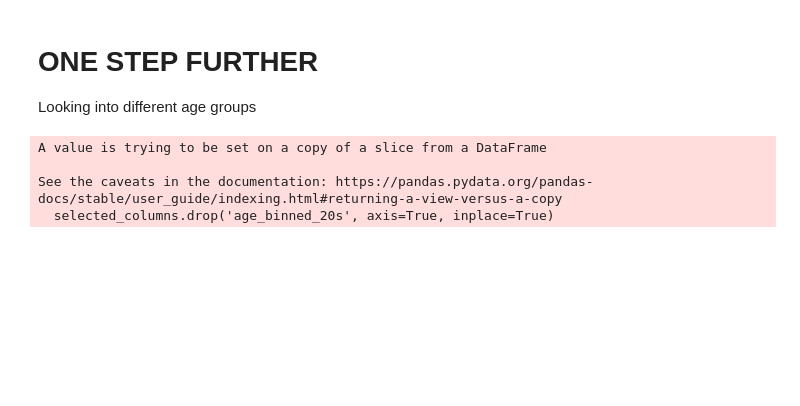
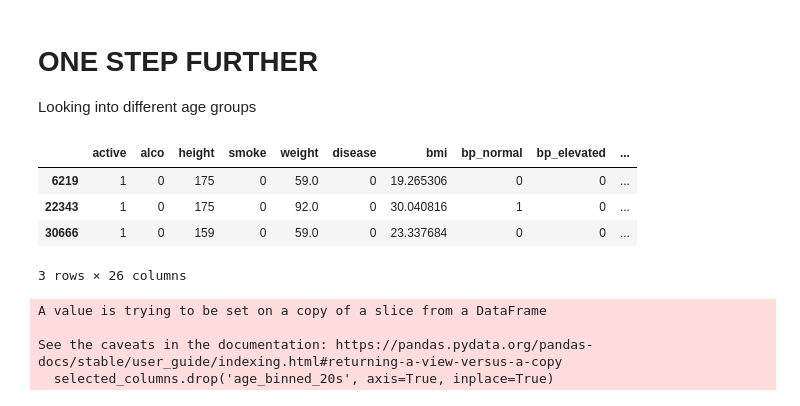
Before and after one commit to jeffatgithub/ntuchealth, a Jupyter notebook: main.ipynb, the cells around one changed output. Drawn from its saved outputs; the diff is of its cells as text; code cells hidden in the pictures; blank space fills up the shorter version.

```diff
--- a/main.ipynb
+++ b/main.ipynb
@@ -522,6 +522,14 @@ The comparison above, 'Logistic Regression' has the highest accuracy.
 ONE STEP FURTHER
 ================
 Looking into different age groups
+# %%
+selected_df[selected_df['age_binned_20s']==1]
+# %% [output]
+|  | active | alco | height | smoke | weight | disease | bmi | bp_normal | bp_elevated | ... |
+| 6219 | 1 | 0 | 175 | 0 | 59.0 | 0 | 19.265306 | 0 | 0 | ... |
+| 22343 | 1 | 0 | 175 | 0 | 92.0 | 0 | 30.040816 | 1 | 0 | ... |
+| 30666 | 1 | 0 | 159 | 0 | 59.0 | 0 | 23.337684 | 0 | 0 | ... |
+3 rows × 26 columns
 # %%
 # Feature Selection
 selected_df = iddate_removed_df
```
Also changed, not shown: parts of 1 cell of this notebook.
